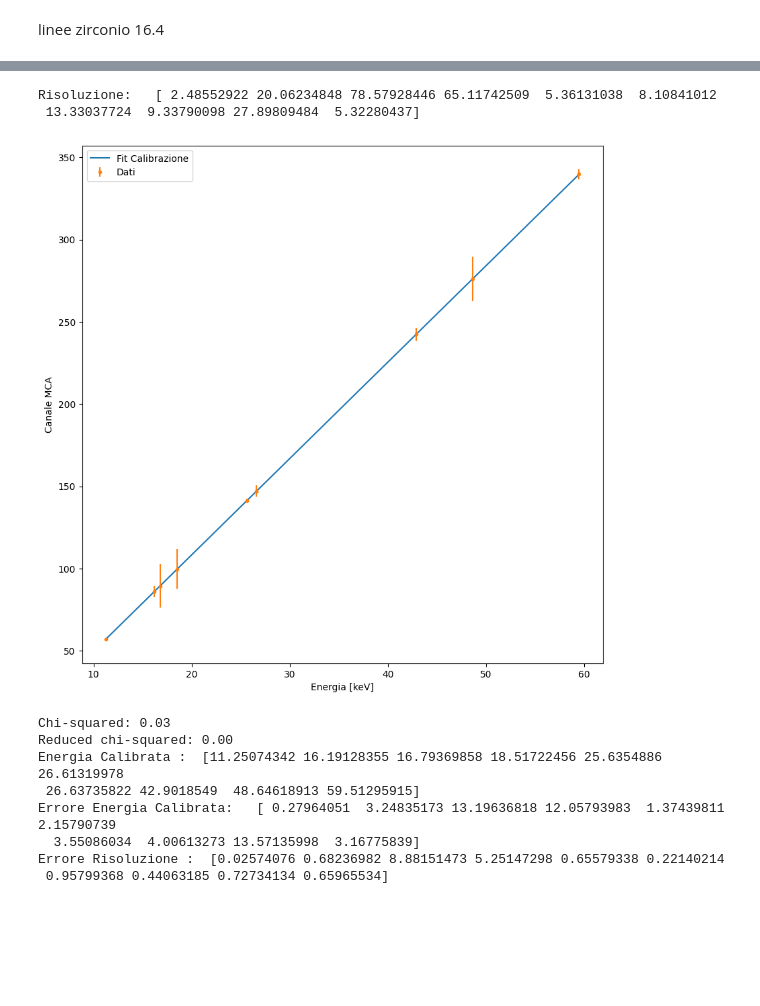
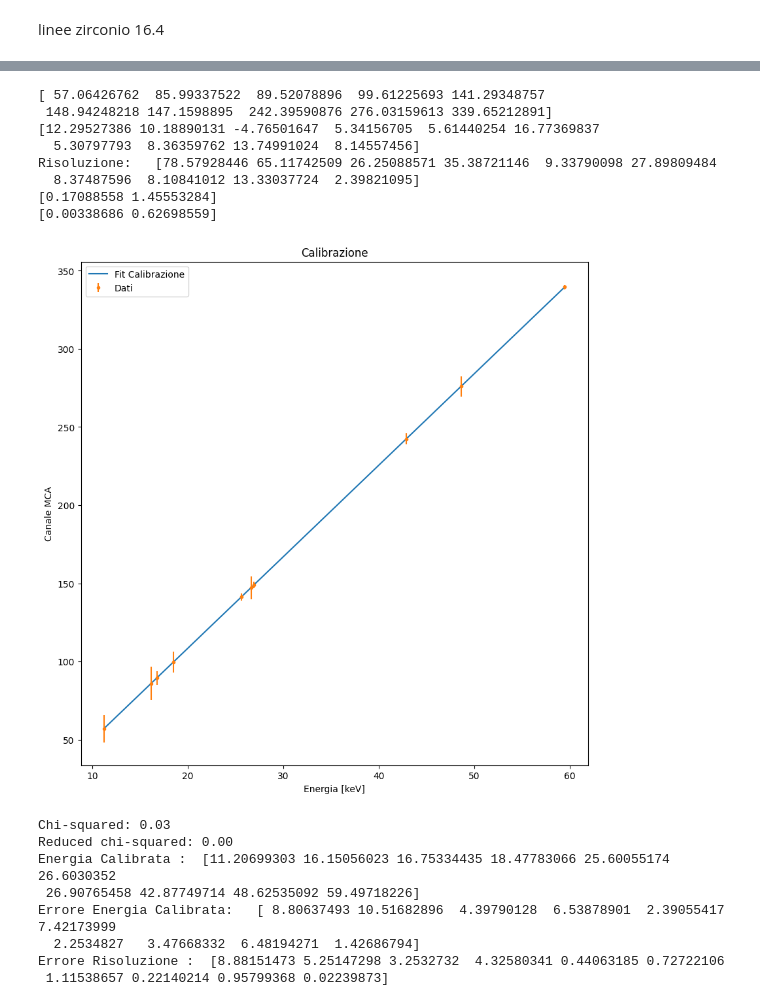
Before and after one commit to francescouni0/FisMedLab, a Jupyter notebook: Silici/Secondo Giorno/siliciGiorno2/fluorescenze.ipynb, the cells around one changed output, grey strips where cells are left out. Drawn from its saved outputs; the diff is of its cells as text; code cells hidden in the pictures; blank space fills up the shorter version.

```diff
--- a/Silici/Secondo Giorno/siliciGiorno2/fluorescenze.ipynb
+++ b/Silici/Secondo Giorno/siliciGiorno2/fluorescenze.ipynb
@@ -25,11 +25,12 @@ plt.plot(x,noise[0:500])
 plt.show()
 plt.yscale('log')
 
-plt.plot(x,Pb[0:500])
+plt.plot(x,Pb[0:500]-noise[0:500])
 plt.show()
 plt.yscale('log')
 
-plt.plot(x,Mo[0:500]-noise[0:500])
+Mo[0:500]=Mo[0:500]-noise[0:500]
+plt.plot(x,Mo[0:500])
 plt.show()
 plt.yscale('log')
 
@@ -332,7 +226,7 @@ x1 = x[70:125]
 plt.scatter(x1, y, label='Data')
 
 # Fit the lorentzian to the data using curve_fit
-p0 = [650, 95, 12,50,5000]  # Initial guesses for amplitude, mean, and stddev
+p0 = [100, 99, 5,50,5000]  # Initial guesses for amplitude, mean, and stddev
 coeff, var_matrix = curve_fit(lorentzian2, x1, y, p0=p0)
 
 E=np.append(E,coeff[1])
@@ -343,6 +237,8 @@ s=np.append(s,coeff[2])
 
 fit_y = lorentzian2(x1, *coeff)
 plt.plot(x1, fit_y, 'r-', label='lorentzian2 fit')
+#plt.plot(x1, lorentzian(x1, *coeff[0:3]), 'g--', label='lorentzian')
+print(coeff[2])
 
 # Calculate the chi-squared value
 residuals = y - fit_y
@@ -353,7 +249,7 @@ print('Chi-squared: {:.2f}'.format(chi2))
 print('Reduced chi-squared: {:.2f}'.format(reduced_chi2))
 
 # Calculate the energy resolution (FWHM) of the peak
-fwhm = abs(coeff[2])
+fwhm = 15*2.35
 resolution = np.append(resolution,fwhm / coeff[1] * 100)  # Convert to percentage
 
 print(resolution)
@@ -559,8 +537,10 @@ Reduced chi-squared: 0.43
 keV=[12.6,14.7,16.4,18.1,25.2,26.3,28.5,42.7,48.7,59.5]
 x=np.linspace(0,500,500)
 
+E[5],E[6]=E[6],E[5]
+print(E)
+print(s)
 errRes=resolution*np.sqrt((dE/E)**2+(ds/s)**2)
-
 print('Risoluzione:  ',resolution)
 
 
@@ -575,41 +555,51 @@ def linear(x,m,q):
     return m*x+q
 
 
 
 
 popt,cov=curve_fit(linear,E,keV,absolute_sigma=False)
+print(popt)
+print(np.sqrt(np.diag(cov)))
+
+plt.title('Calibrazione')
 
 plt.plot(linear(E,*popt),E,label='Fit Calibrazione')
 plt.rcParams["figure.figsize"] = (10,10)
 plt.xlabel('Energia [keV]')
 plt.ylabel('Canale MCA')
 
 plt.errorbar(linear(E,*popt),E,yerr=R_E*linear(E,*popt),fmt='.',label='Dati')
 plt.legend()
 plt.show()
 
 
 # Calculate the chi-squared value
 residuals = keV - linear(E,*popt)
 chi2 = np.sum((residuals / linear(E,*popt)) ** 2)
 dof = len(x1) - len(p0)  # Degrees of freedom
 reduced_chi2 = chi2 / dof
 print('Chi-squared: {:.2f}'.format(chi2))
 print('Reduced chi-squared: {:.2f}'.format(reduced_chi2))
 
 print('Energia Calibrata : ',linear(E,*popt))
 print('Errore Energia Calibrata:  ',R_E*linear(E,*popt))
 
 print('Errore Risoluzione : ',errRes)
 # %% [output]
-Risoluzione:   [ 2.48552922 20.06234848 78.57928446 65.11742509  5.36131038  8.10841012
- 13.33037724  9.33790098 27.89809484  5.32280437]
+[ 57.06426762  85.99337522  89.52078896  99.61225693 141.29348757
+ 148.94248218 147.1598895  242.39590876 276.03159613 339.65212891]
+[12.29527386 10.18890131 -4.76501647  5.34156705  5.61440254 16.77369837
+  5.30797793  8.36359762 13.74991024  8.14557456]
+Risoluzione:   [78.57928446 65.11742509 26.25088571 35.38721146  9.33790098 27.89809484
+  8.37487596  8.10841012 13.33037724  2.39821095]
+[0.17088558 1.45553284]
+[0.00338686 0.62698559]
-[figure, old version]
+[figure, new version]
 Chi-squared: 0.03
 Reduced chi-squared: 0.00
-Energia Calibrata :  [11.25074342 16.19128355 16.79369858 18.51722456 25.6354886  26.61319978
- 26.63735822 42.9018549  48.64618913 59.51295915]
-Errore Energia Calibrata:   [ 0.27964051  3.24835173 13.19636818 12.05793983  1.37439811  2.15790739
-  3.55086034  4.00613273 13.57135998  3.16775839]
-Errore Risoluzione :  [0.02574076 0.68236982 8.88151473 5.25147298 0.65579338 0.22140214
- 0.95799368 0.44063185 0.72734134 0.65965534]
+Energia Calibrata :  [11.20699303 16.15056023 16.75334435 18.47783066 25.60055174 26.6030352
+ 26.90765458 42.87749714 48.62535092 59.49718226]
+Errore Energia Calibrata:   [ 8.80637493 10.51682896  4.39790128  6.53878901  2.39055417  7.42173999
+  2.2534827   3.47668332  6.48194271  1.42686794]
+Errore Risoluzione :  [8.88151473 5.25147298 3.2532732  4.32580341 0.44063185 0.72722106
+ 1.11538657 0.22140214 0.95799368 0.02239873]
```
Also changed, not shown: parts of 15 cells of this notebook, 14 other files.
